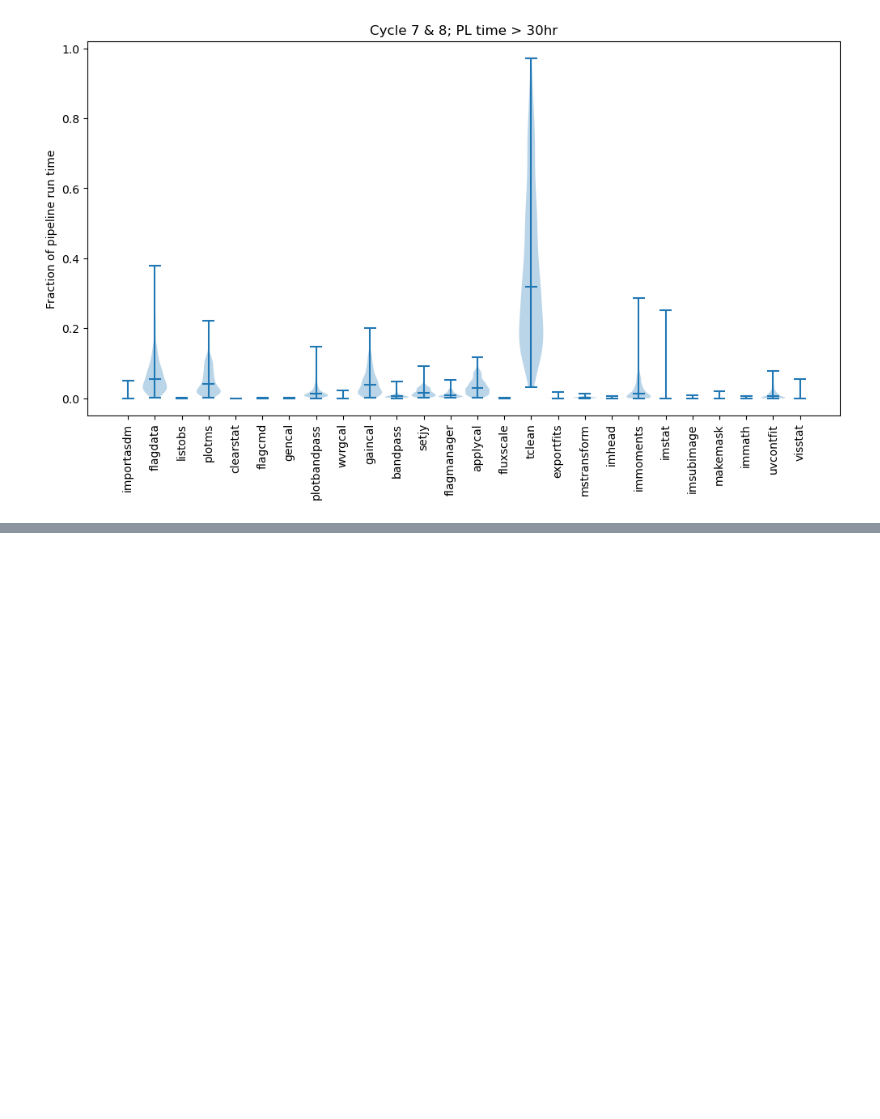
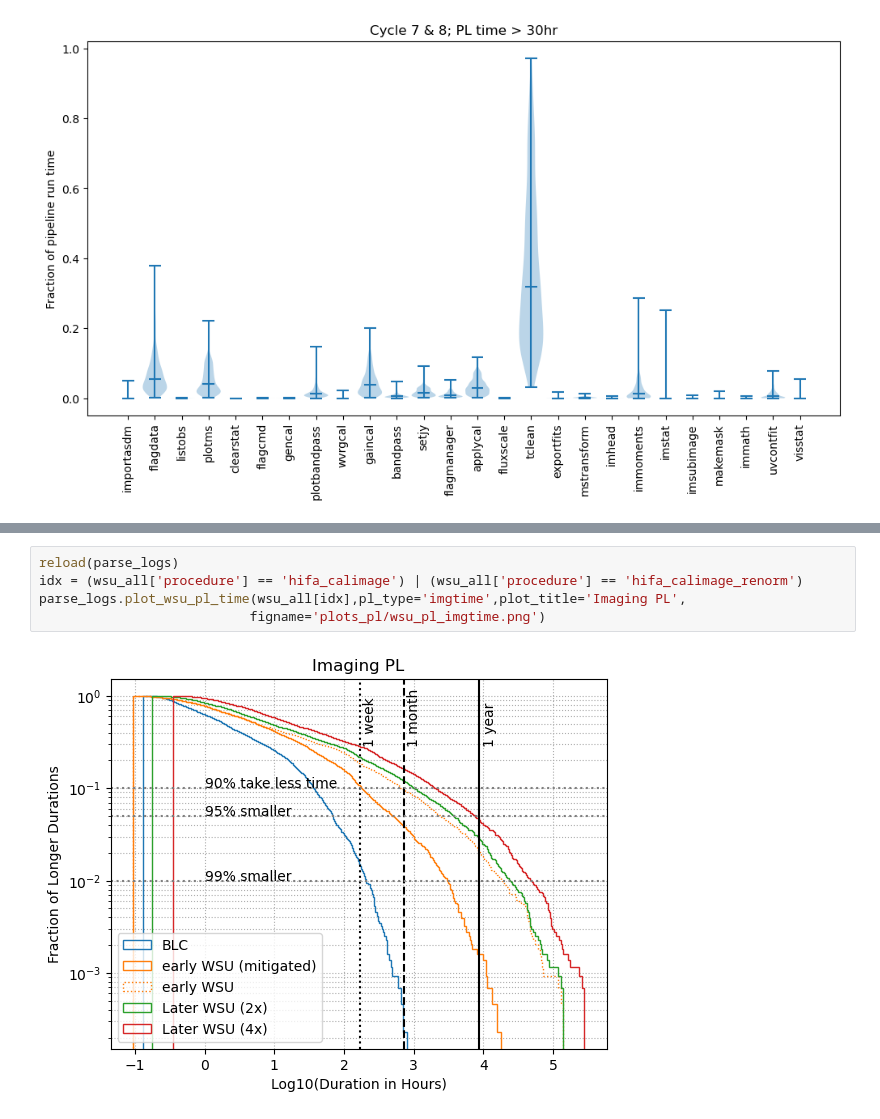
Before and after one commit to aakepley/big-cubes, a Jupyter notebook: PL_CASA_Timing_Breakdown.ipynb, the cells around one changed output, grey strips where cells are left out. Drawn from its saved outputs; the diff is of its cells as text; blank space fills up the shorter version.

```diff
--- a/PL_CASA_Timing_Breakdown.ipynb
+++ b/PL_CASA_Timing_Breakdown.ipynb
@@ -178,0 +201,7 @@ parse_logs.plot_casa_task_time(casa_db[idx],plot_title='Cycle 7 & 8; PL time > 3
+# %%
+reload(parse_logs)
+idx = (wsu_all['procedure'] == 'hifa_calimage') | (wsu_all['procedure'] == 'hifa_calimage_renorm')
+parse_logs.plot_wsu_pl_time(wsu_all[idx],pl_type='imgtime',plot_title='Imaging PL',
+                           figname='plots_pl/wsu_pl_imgtime.png')
+# %% [output]
+[figure, added]
```
Also changed, not shown: parts of 39 cells of this notebook, 3 other files.
